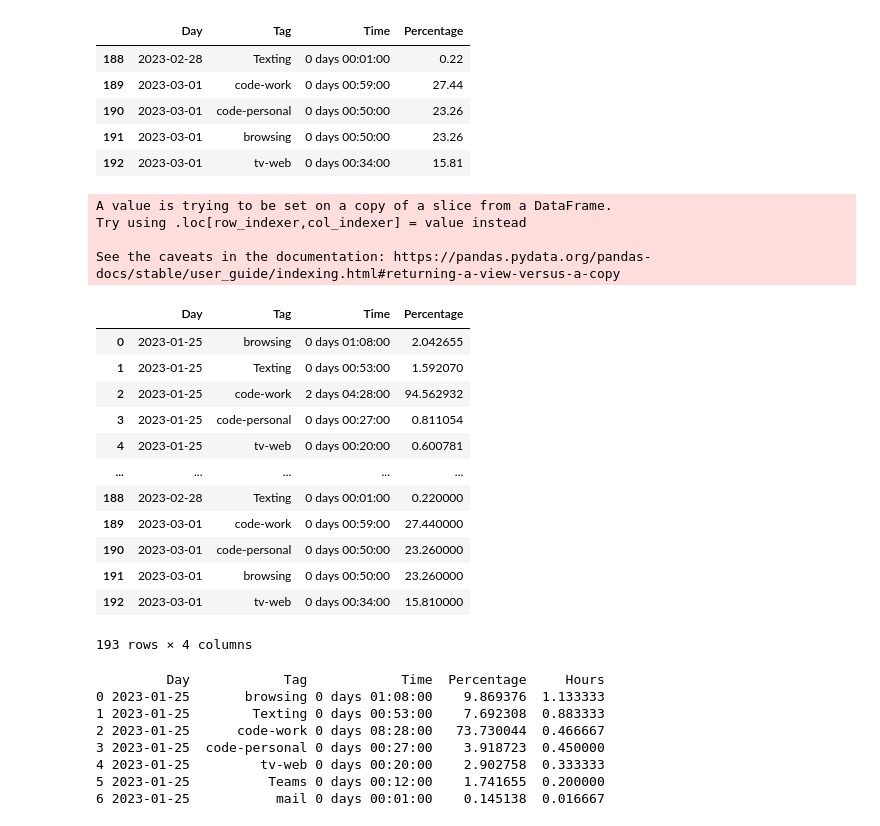
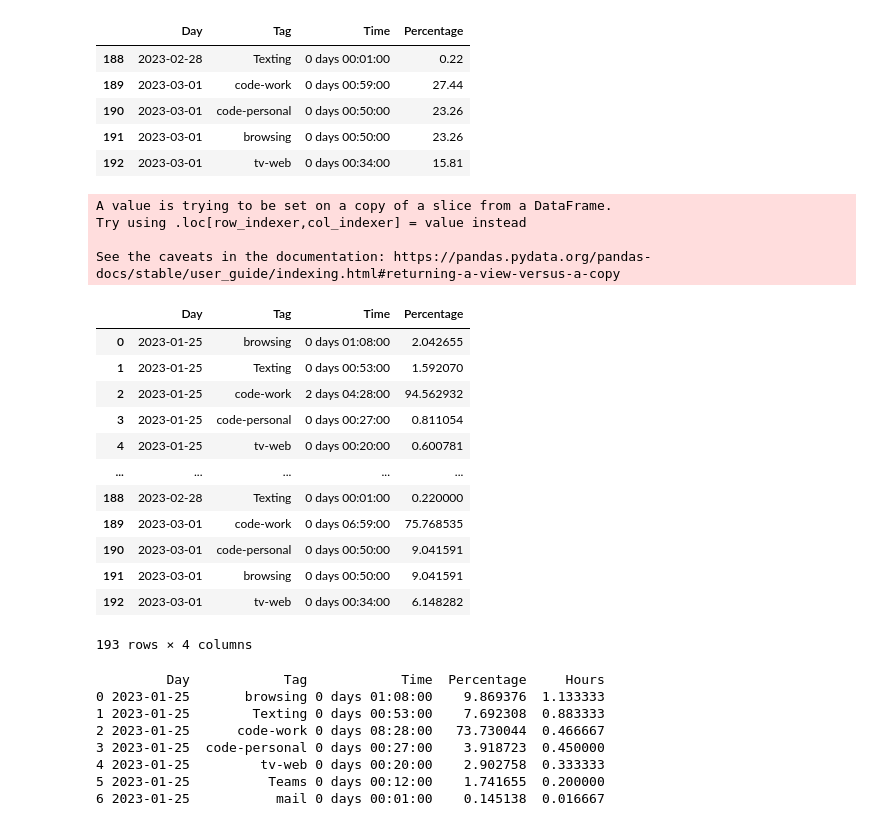
Before and after one commit to usama13o/arbtt-plot, a Jupyter notebook: plotly.ipynb, the cells around one changed output. Saved outputs shown, nothing was run; the diff lists cells and outputs as text; code cells hidden in the pictures.

```diff
--- a/plotly.ipynb
+++ b/plotly.ipynb
@@ -108,7 +108,7 @@ See the caveats in the documentation: https://pandas.pydata.org/pandas-docs/stab
 
 tag_to_modify = 'code-work'
 time_to_adjust = '01:00:00'
-day_to_modify = pd.to_datetime('2023-01-26')
+day_to_modify = pd.to_datetime('2023-03-01')
 
 def save_modified_csv(tag_row):
     if not os.path.exists('daily_modi.csv'):
@@ -121,37 +121,37 @@ def save_modified_csv(tag_row):
 
 def modify_time_per_tag_per_day(df,tag_to_modify,day_to_modify,time_to_adjust):
     # Find the row with the specified tag and modify the time used
     tag_row = df.loc[(df['Tag'] == tag_to_modify) & (df['Day'] == day_to_modify)]
     tag_row['Time'] = pd.to_timedelta(tag_row['Time']) + pd.to_timedelta(time_to_adjust)
     df.loc[(df['Tag'] == tag_to_modify) & (df['Day'] == day_to_modify), 'Time'] = tag_row['Time']
     # # Calculate the total time and percentage for all tags in day_to_modify
     total_time = df.loc[df['Day'] == day_to_modify]['Time'].sum()
     df.loc[df['Day'] == day_to_modify, 'Percentage'] = df.loc[df['Day'] == day_to_modify]['Time'] / total_time * 100
 
     #save to modified csv
     save_modified_csv(df.loc[df['Day'] == day_to_modify])
 
     return df
 
 df = modify_time_per_tag_per_day(df,tag_to_modify,day_to_modify,time_to_adjust)
 df
 # %% [output]
 A value is trying to be set on a copy of a slice from a DataFrame.
 Try using .loc[row_indexer,col_indexer] = value instead
 
 See the caveats in the documentation: https://pandas.pydata.org/pandas-docs/stable/user_guide/indexing.html#returning-a-view-versus-a-copy
 |  | Day | Tag | Time | Percentage |
 | 0 | 2023-01-25 | browsing | 0 days 01:08:00 | 2.042655 |
 | 1 | 2023-01-25 | Texting | 0 days 00:53:00 | 1.592070 |
 | 2 | 2023-01-25 | code-work | 2 days 04:28:00 | 94.562932 |
 | 3 | 2023-01-25 | code-personal | 0 days 00:27:00 | 0.811054 |
 | 4 | 2023-01-25 | tv-web | 0 days 00:20:00 | 0.600781 |
 | ... | ... | ... | ... | ... |
 | 188 | 2023-02-28 | Texting | 0 days 00:01:00 | 0.220000 |
-| 189 | 2023-03-01 | code-work | 0 days 00:59:00 | 27.440000 |
-| 190 | 2023-03-01 | code-personal | 0 days 00:50:00 | 23.260000 |
-| 191 | 2023-03-01 | browsing | 0 days 00:50:00 | 23.260000 |
-| 192 | 2023-03-01 | tv-web | 0 days 00:34:00 | 15.810000 |
+| 189 | 2023-03-01 | code-work | 0 days 06:59:00 | 75.768535 |
+| 190 | 2023-03-01 | code-personal | 0 days 00:50:00 | 9.041591 |
+| 191 | 2023-03-01 | browsing | 0 days 00:50:00 | 9.041591 |
+| 192 | 2023-03-01 | tv-web | 0 days 00:34:00 | 6.148282 |
 193 rows × 4 columns
 # %%
 # a pie chart
```
Also changed, not shown: 1 other file.
